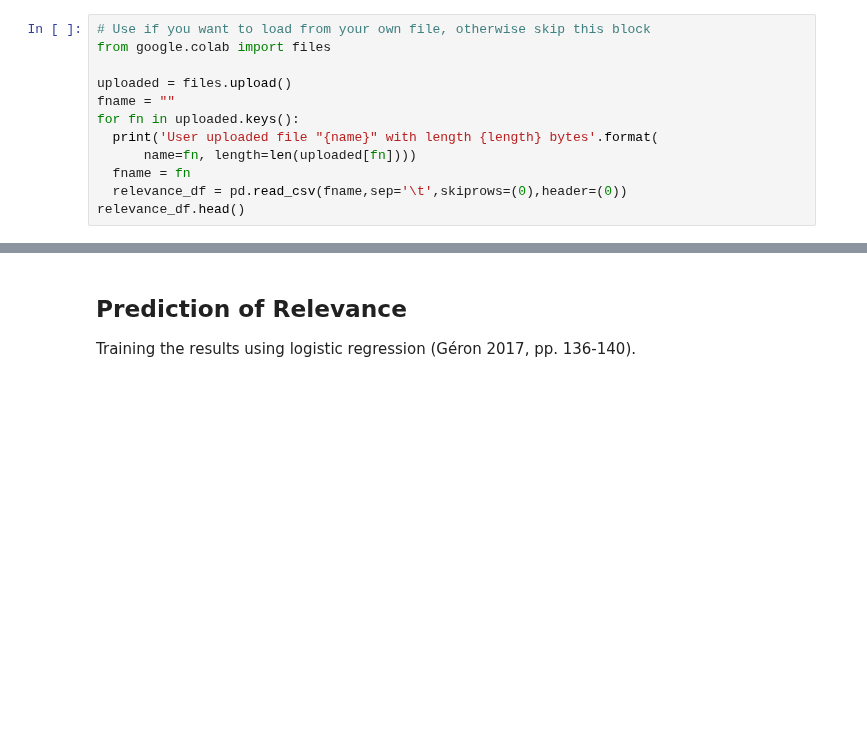
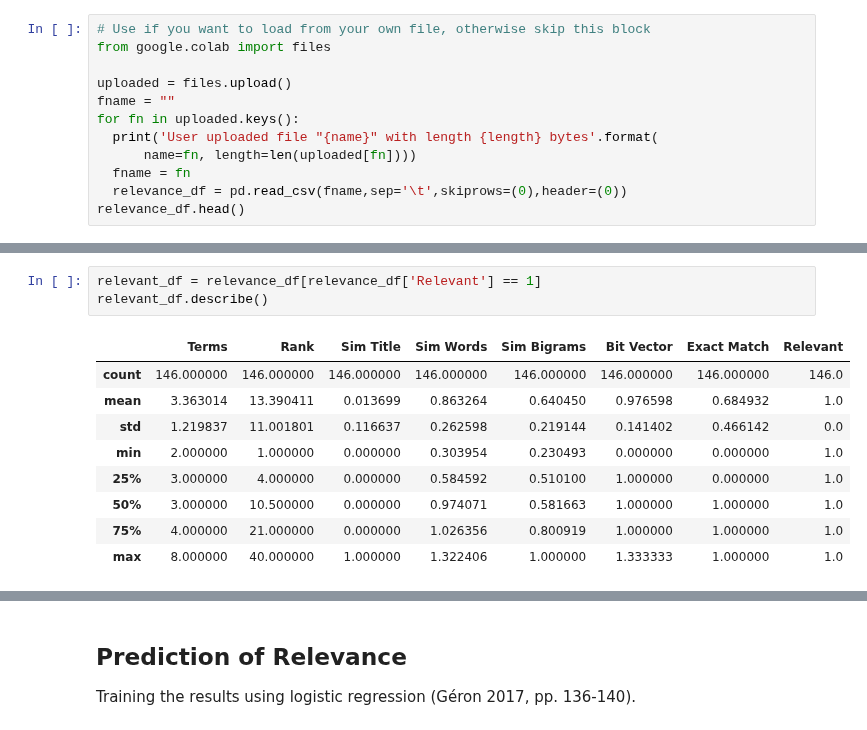
Before and after one commit to alexamies/chinesenotes.com, a Jupyter notebook: colab/querying_cnotes.ipynb, the cells around one changed output, grey strips where cells are left out. Cells and saved outputs as stored; diff of their text form; blank space fills up the shorter version.

```diff
--- a/colab/querying_cnotes.ipynb
+++ b/colab/querying_cnotes.ipynb
@@ -109,0 +122,13 @@ relevance_df.head()
+# %%
+relevant_df = relevance_df[relevance_df['Relevant'] == 1]
+relevant_df.describe()
+# %% [output]
+|  | Terms | Rank | Sim Title | Sim Words | Sim Bigrams | Bit Vector | Exact Match | Relevant |
+| count | 146.000000 | 146.000000 | 146.000000 | 146.000000 | 146.000000 | 146.000000 | 146.000000 | 146.0 |
+| mean | 3.363014 | 13.390411 | 0.013699 | 0.863264 | 0.640450 | 0.976598 | 0.684932 | 1.0 |
+| std | 1.219837 | 11.001801 | 0.116637 | 0.262598 | 0.219144 | 0.141402 | 0.466142 | 0.0 |
+| min | 2.000000 | 1.000000 | 0.000000 | 0.303954 | 0.230493 | 0.000000 | 0.000000 | 1.0 |
+| 25% | 3.000000 | 4.000000 | 0.000000 | 0.584592 | 0.510100 | 1.000000 | 0.000000 | 1.0 |
+| 50% | 3.000000 | 10.500000 | 0.000000 | 0.974071 | 0.581663 | 1.000000 | 1.000000 | 1.0 |
+| 75% | 4.000000 | 21.000000 | 0.000000 | 1.026356 | 0.800919 | 1.000000 | 1.000000 | 1.0 |
+| max | 8.000000 | 40.000000 | 1.000000 | 1.322406 | 1.000000 | 1.333333 | 1.000000 | 1.0 |
```
Also changed, not shown: parts of 12 cells of this notebook.
